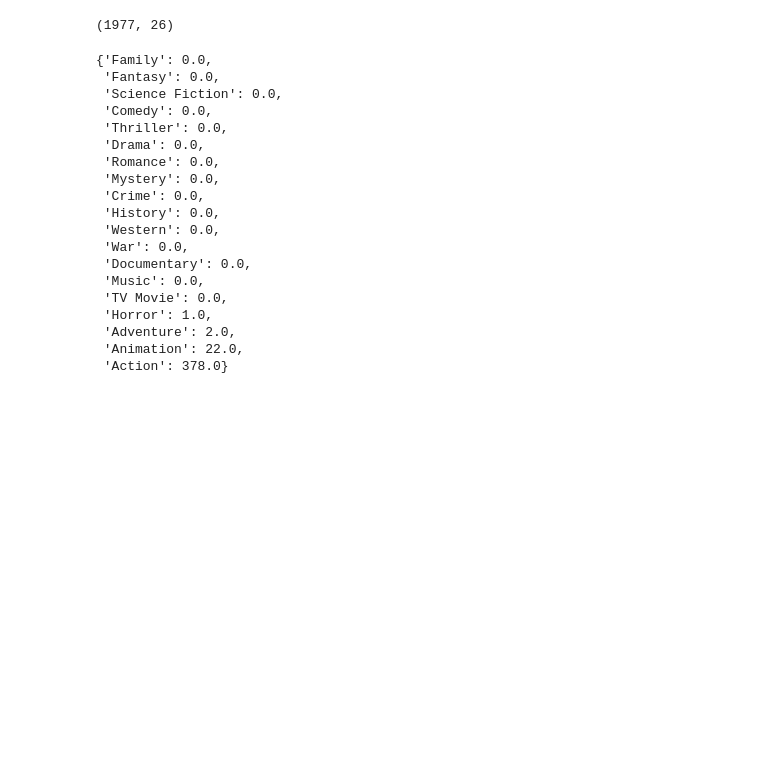
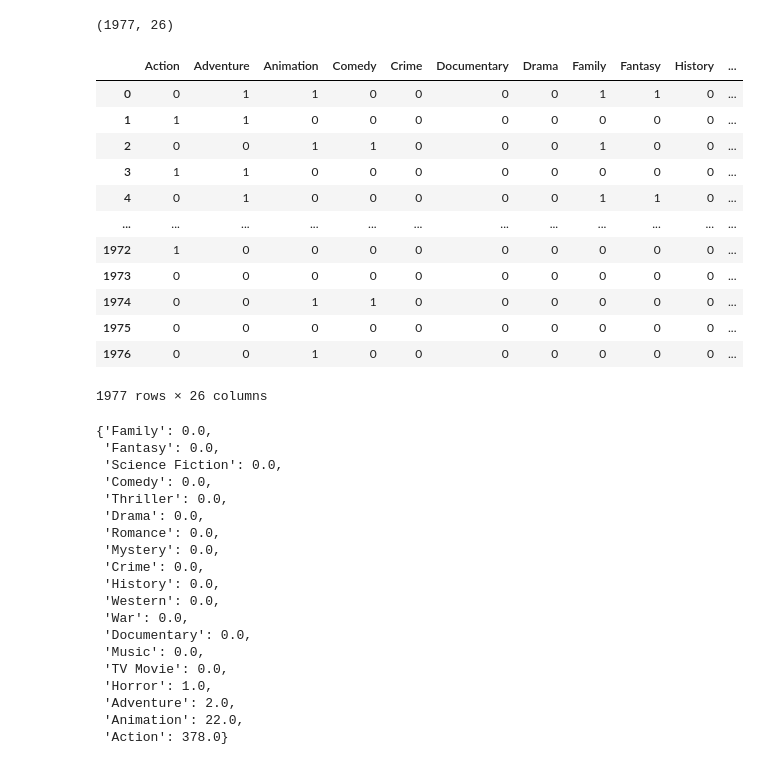
Before and after one commit to tcmcaleer/Microsoft_Movie_Studio, a Jupyter notebook: rebuild.ipynb, the cells around one changed output. Drawn from its saved outputs; the diff is of its cells as text; code cells hidden in the pictures; blank space fills up the shorter version.

```diff
--- a/rebuild.ipynb
+++ b/rebuild.ipynb
@@ -109,15 +109,31 @@ since2000.set_index('movie')
 1781 rows × 6 columns
 # %%
 # movies = list(since2000['movie'])
-# genre = genre[~genre.index.duplicated()]
-# genre = genre[genre.notnull()]
-# genre.reindex(list(returnbudgets['movie']))
-# genre.reset_index()
-# genre = genre.merge(returnbudgets, left_on='titles', right_on='movie', how='inner')
-# genre.set_index('movie')
+genre = genre[~genre.index.duplicated()]
+genre = genre[genre.notnull()]
+genre.reindex(list(returnbudgets['movie']))
+genre.reset_index()
+genre = genre.merge(returnbudgets, left_on='titles', right_on='movie', how='inner')
+genre.set_index('movie')
 genre.shape
 # %% [output]
 (1977, 26)
+# %%
+genre
+# %% [output]
+|  | Action | Adventure | Animation | Comedy | Crime | Documentary | Drama | Family | Fantasy | History | ... |
+| 0 | 0 | 1 | 1 | 0 | 0 | 0 | 0 | 1 | 1 | 0 | ... |
+| 1 | 1 | 1 | 0 | 0 | 0 | 0 | 0 | 0 | 0 | 0 | ... |
+| 2 | 0 | 0 | 1 | 1 | 0 | 0 | 0 | 1 | 0 | 0 | ... |
+| 3 | 1 | 1 | 0 | 0 | 0 | 0 | 0 | 0 | 0 | 0 | ... |
+| 4 | 0 | 1 | 0 | 0 | 0 | 0 | 0 | 1 | 1 | 0 | ... |
+| ... | ... | ... | ... | ... | ... | ... | ... | ... | ... | ... | ... |
+| 1972 | 1 | 0 | 0 | 0 | 0 | 0 | 0 | 0 | 0 | 0 | ... |
+| 1973 | 0 | 0 | 0 | 0 | 0 | 0 | 0 | 0 | 0 | 0 | ... |
+| 1974 | 0 | 0 | 1 | 1 | 0 | 0 | 0 | 0 | 0 | 0 | ... |
+| 1975 | 0 | 0 | 0 | 0 | 0 | 0 | 0 | 0 | 0 | 0 | ... |
+| 1976 | 0 | 0 | 1 | 0 | 0 | 0 | 0 | 0 | 0 | 0 | ... |
+1977 rows × 26 columns
 # %%
 genrevalue = {}
 for row in genre.index:
```
Also changed, not shown: parts of 1 cell of this notebook, 3 other files.
